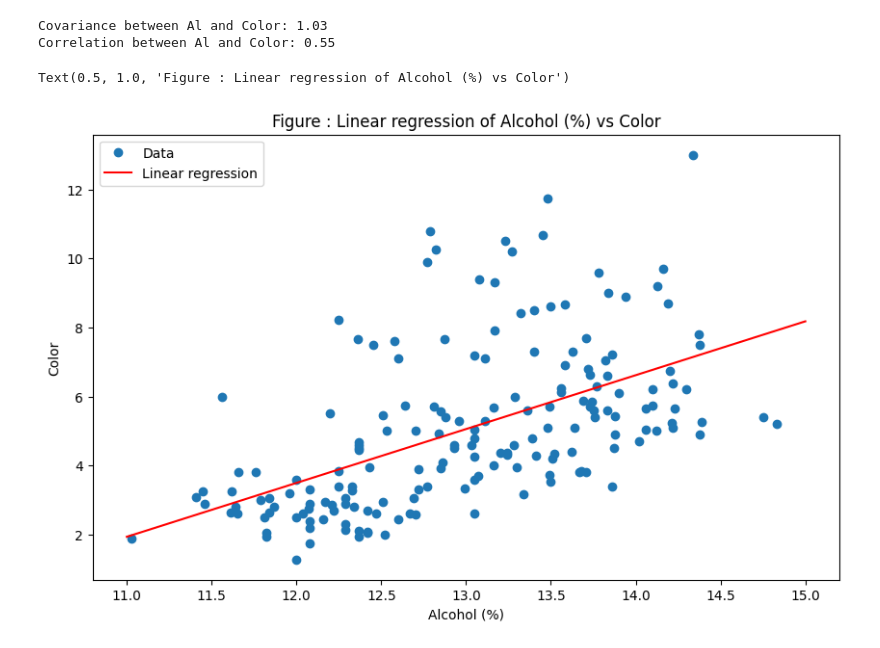
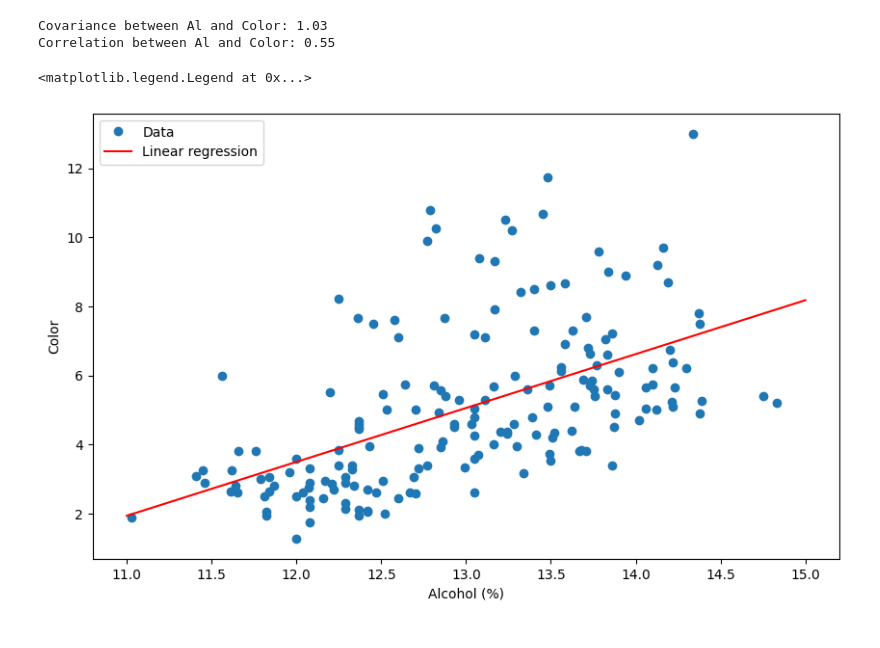
Before and after one commit to c4n4l3s/StatisticsProject, a Jupyter notebook: biAnalyAl_vs_Color.ipynb, the cells around one changed output. Drawn from its saved outputs; the diff is of its cells as text; code cells hidden in the pictures.

```diff
--- a/biAnalyAl_vs_Color.ipynb
+++ b/biAnalyAl_vs_Color.ipynb
@@ -75,19 +75,18 @@ Correlation between Al and Color: 0.55
 # %%
 x_al = wineSelec['Al'].to_numpy().reshape(-1, 1)
 y_color = wineSelec['Color'].to_numpy().reshape(-1, 1)
 linear_model = sklearn.linear_model.LinearRegression()
 linear_model.fit(x_al, y_color)
 
 x_pred = np.linspace(11, 15, 100).reshape(-1, 1)
 y_pred = linear_model.predict(x_pred)
 
 plt.figure(figsize=(10, 6))
 plt.plot(wineSelec['Al'], wineSelec['Color'], 'o')
 plt.plot(x_pred, y_pred, 'r-')
 plt.xlabel('Alcohol (%)')
 plt.ylabel('Color')
 plt.legend(['Data', 'Linear regression'])
-plt.title('Figure : Linear regression of Alcohol (%) vs Color')
 # %% [output]
-Text(0.5, 1.0, 'Figure : Linear regression of Alcohol (%) vs Color')
+<matplotlib.legend.Legend at 0x...>
-[figure, old version]
+[figure, new version]
```
Also changed, not shown: 3 other files.
